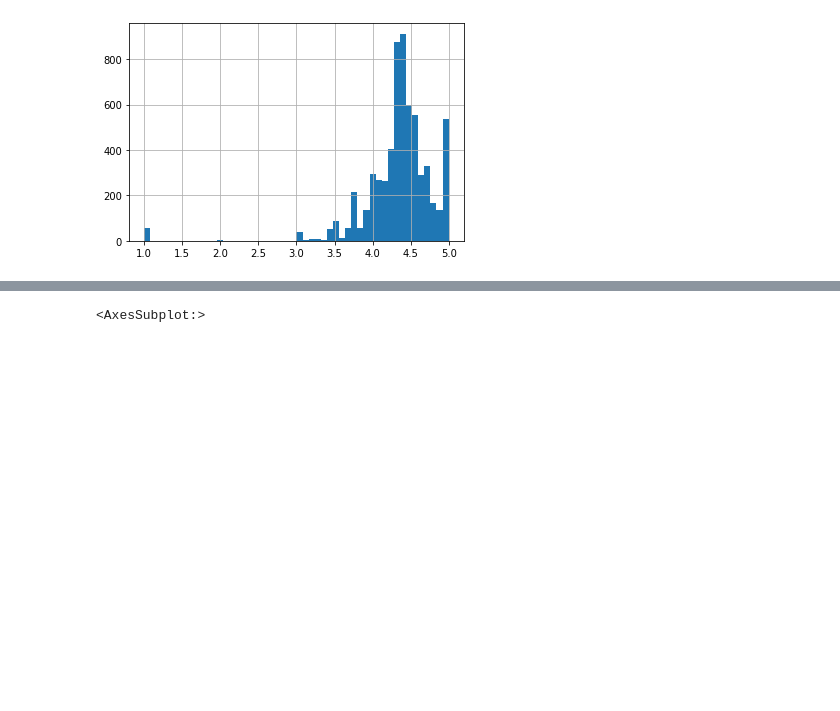
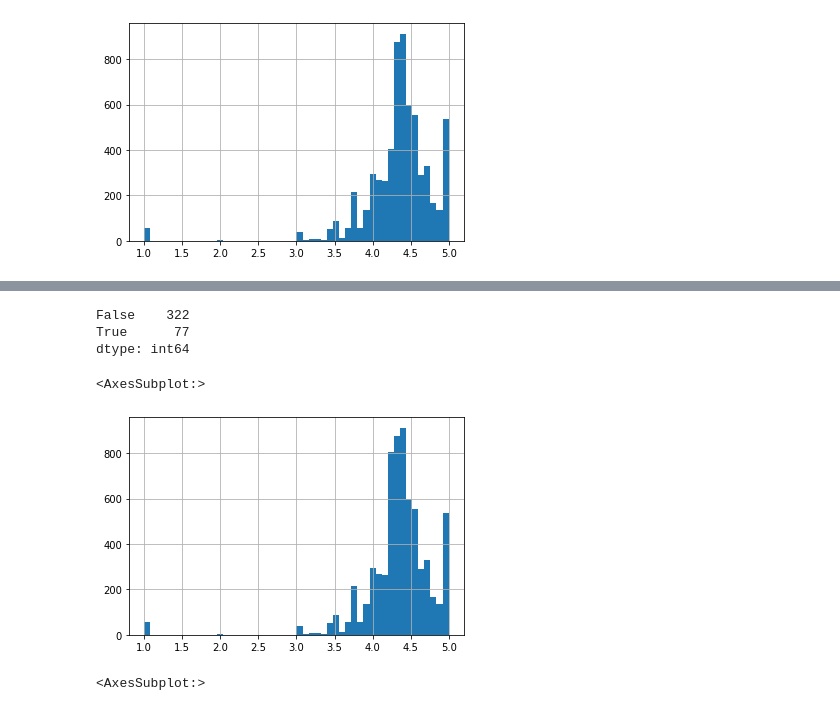
Before and after one commit to Abdulmalik-rebdi/aqar1, a Jupyter notebook: personal/featureEng copy.ipynb, the cells around one changed output, grey strips where cells are left out. Cells and saved outputs as stored; diff of their text form; code cells hidden in the pictures; blank space fills up the shorter version.

```diff
--- a/personal/featureEng copy.ipynb
+++ b/personal/featureEng copy.ipynb
@@ -312,5 +307,16 @@ df["review"].hist(bins=50)
+# %%
+df[df['review'].isna()].duplicated('user_id').value_counts()
+# %% [output]
+False    322
+True      77
+dtype: int64
 # %%
-df["review"].fillna(df.review.median() , inplace=True)
+df["review"].fillna(4.2 , inplace=True)
+# %%
+df["review"].hist(bins=50)
+# %% [output]
+<AxesSubplot:>
+[figure, added]
 # %%
 msno.matrix(df)
 # %% [output]
```
Also changed, not shown: parts of 33 cells of this notebook, 8 other files.
